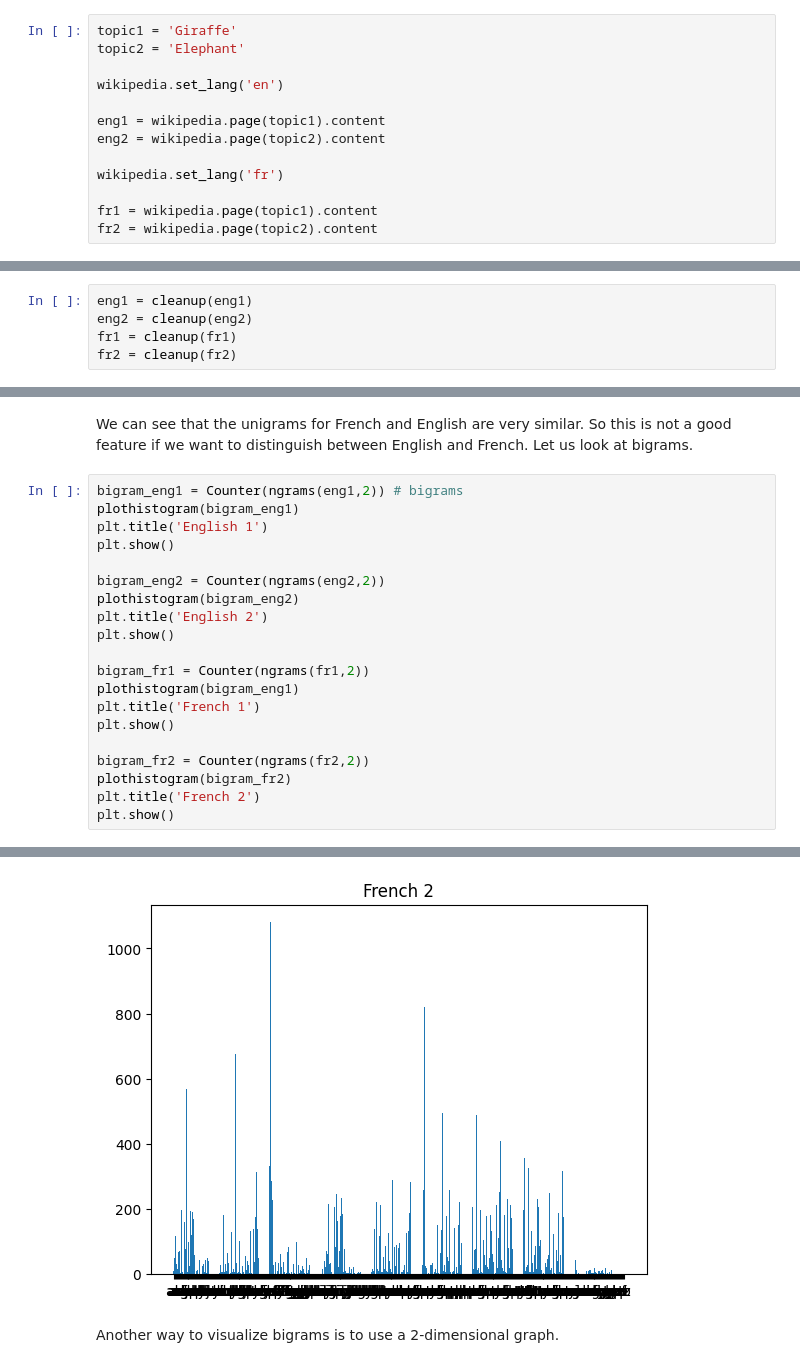
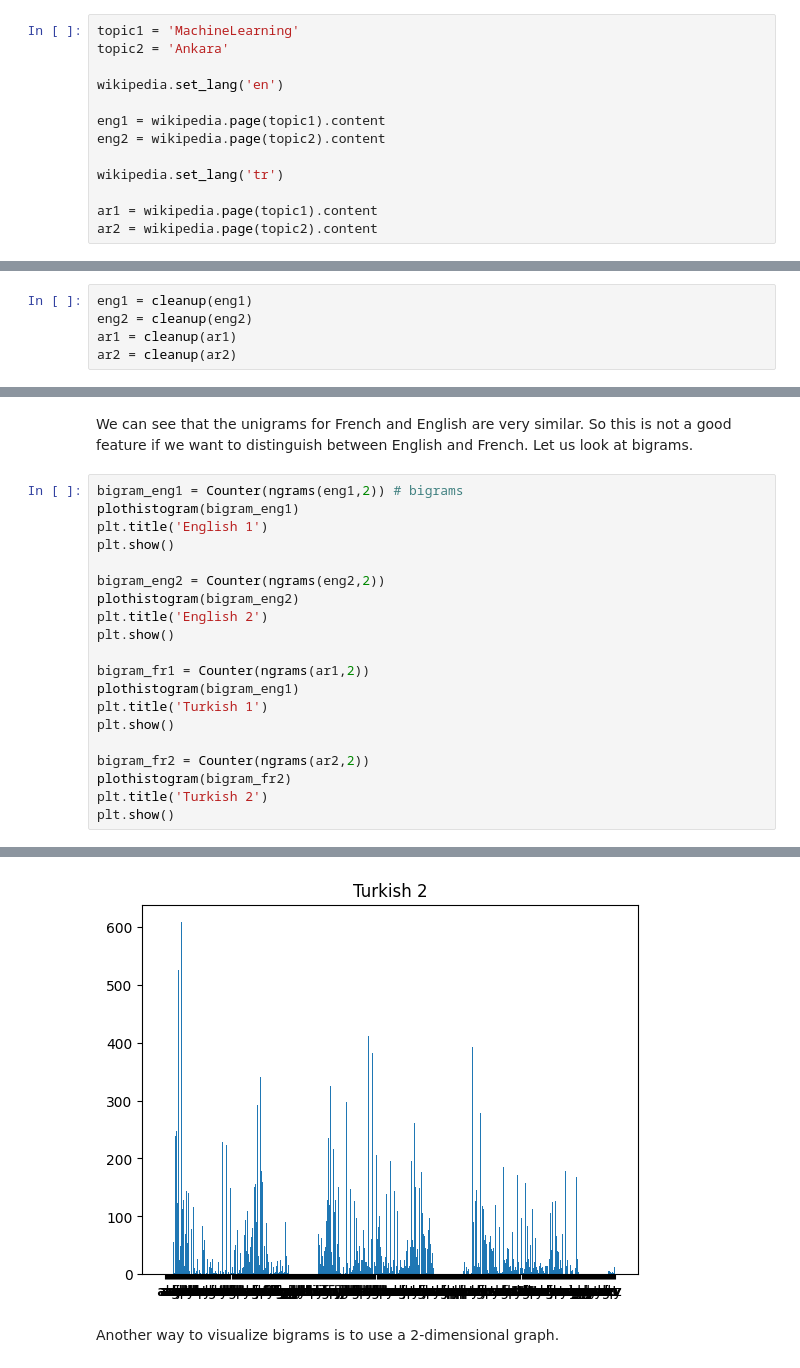
Before and after one commit to lonelytech09/AI-ML_lab_and_projects, a Jupyter notebook: AIML_Module_01_Lab_01_Features.ipynb, the cells around one changed output, grey strips where cells are left out. Saved outputs shown, nothing was run; the diff lists cells and outputs as text.

```diff
--- a/AIML_Module_01_Lab_01_Features.ipynb
+++ b/AIML_Module_01_Lab_01_Features.ipynb
@@ -42,17 +33,17 @@ How do we apply machine learning on text? We can't directly use the text as inpu
 
 Let us download a few documents off Wikipedia.
 # %%
-topic1 = 'Giraffe'
-topic2 = 'Elephant'
+topic1 = 'MachineLearning'
+topic2 = 'Ankara'
 
 wikipedia.set_lang('en')
 
 eng1 = wikipedia.page(topic1).content
 eng2 = wikipedia.page(topic2).content
 
-wikipedia.set_lang('fr')
+wikipedia.set_lang('tr')
 
-fr1 = wikipedia.page(topic1).content
-fr2 = wikipedia.page(topic2).content
+ar1 = wikipedia.page(topic1).content
+ar2 = wikipedia.page(topic2).content
 # %% [markdown]
 This is what the text looks like:
@@ -70,6 +61,6 @@ def cleanup(text):
 # %%
 eng1 = cleanup(eng1)
 eng2 = cleanup(eng2)
-fr1 = cleanup(fr1)
-fr2 = cleanup(fr2)
+ar1 = cleanup(ar1)
+ar2 = cleanup(ar2)
 # %%
@@ -141,13 +132,13 @@ plothistogram(bigram_eng2)
 plt.title('English 2')
 plt.show()
 
-bigram_fr1 = Counter(ngrams(fr1,2))
+bigram_fr1 = Counter(ngrams(ar1,2))
 plothistogram(bigram_eng1)
-plt.title('French 1')
+plt.title('Turkish 1')
 plt.show()
 
-bigram_fr2 = Counter(ngrams(fr2,2))
+bigram_fr2 = Counter(ngrams(ar2,2))
 plothistogram(bigram_fr2)
-plt.title('French 2')
+plt.title('Turkish 2')
 plt.show()
 # %% [output]
@@ -157,4 +148,4 @@ plt.show()
-[figure, old version]
+[figure, new version]
 # %% [markdown]
 Another way to visualize bigrams is to use a 2-dimensional graph.
 # %%
```
Also changed, not shown: parts of 14 cells of this notebook.
